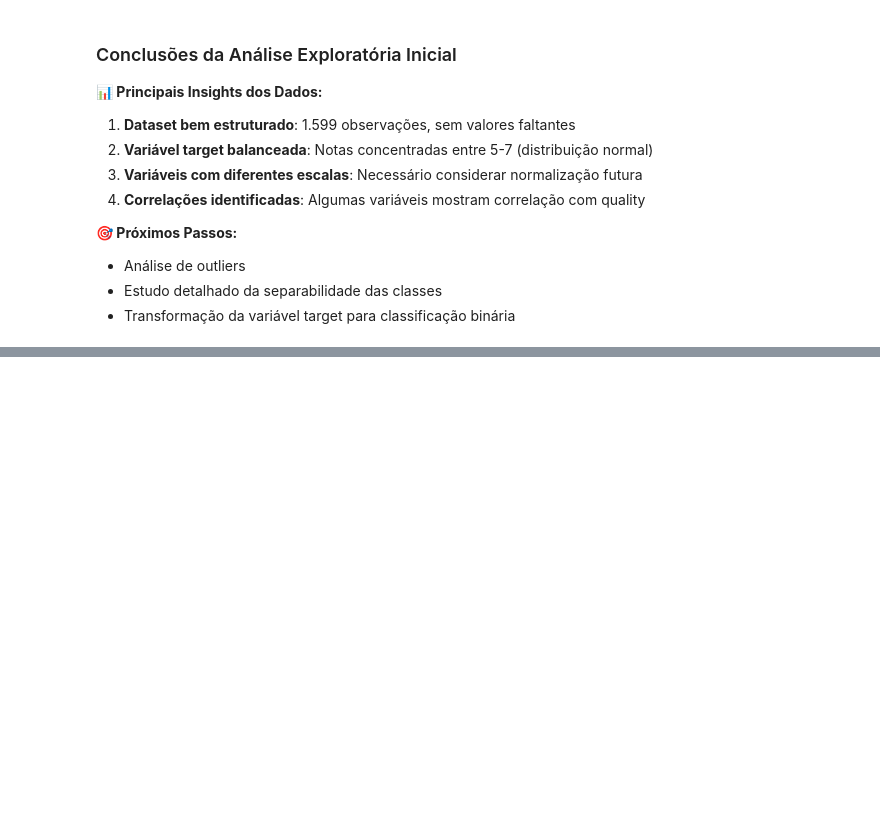
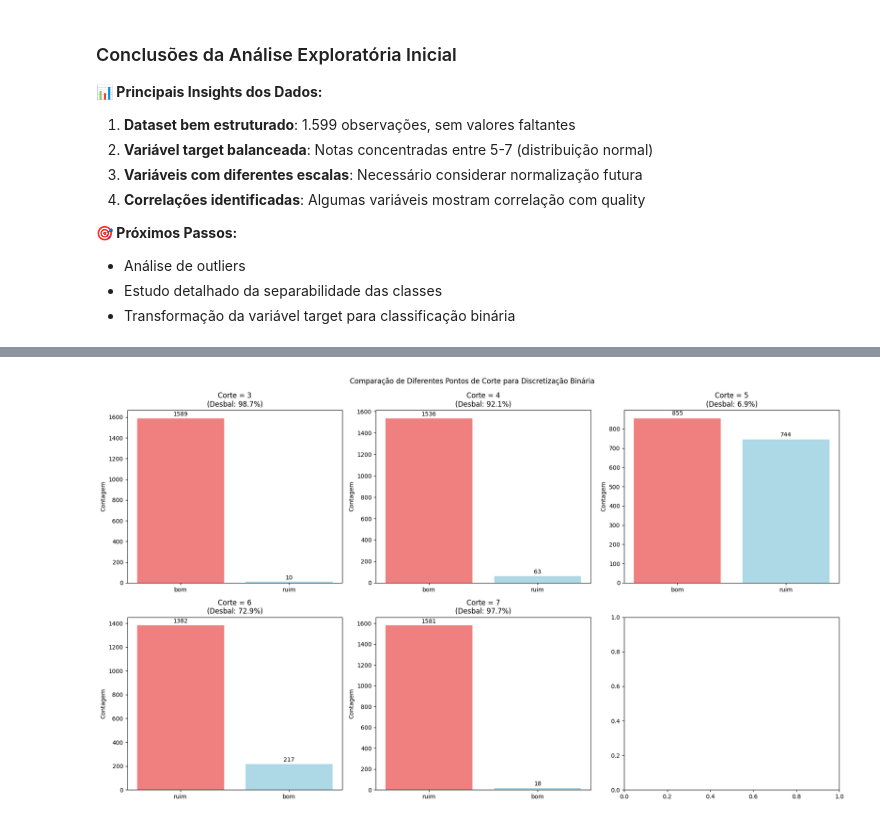
Before and after one commit to Guilherme0202PM/wine-data-science-case, a Jupyter notebook: Case_vinhos.ipynb, the cells around one changed output, grey strips where cells are left out. Cells and saved outputs as stored; diff of their text form; code cells hidden in the pictures; blank space fills up the shorter version.

```diff
--- a/Case_vinhos.ipynb
+++ b/Case_vinhos.ipynb
@@ -427,0 +712,24 @@ Name: quality, dtype: float64
+# %%
+# Visualização dos diferentes cortes
+fig, axes = plt.subplots(2, 3, figsize=(18, 10))
+axes = axes.ravel()
+
+for i, corte in enumerate(possible_cuts):
+    binary_quality = df['quality'].apply(lambda x: "bom" if x > corte else "ruim")
+
+    counts = binary_quality.value_counts()
+    colors = ['lightcoral', 'lightblue']
+
+    axes[i].bar(counts.index, counts.values, color=colors)
+    axes[i].set_title(f'Corte = {corte}\n(Desbal: {balance_results[corte]["imbalance"]:.1f}%)')
+    axes[i].set_ylabel('Contagem')
+
+    # Adicionar valores nas barras
+    for j, v in enumerate(counts.values):
+        axes[i].text(j, v + 10, str(v), ha='center', va='bottom')
+
+plt.tight_layout()
+plt.suptitle('Comparação de Diferentes Pontos de Corte para Discretização Binária', y=1.02)
+plt.show()
+# %% [output]
+[figure, added]
```
Also changed, not shown: parts of 16 cells of this notebook.
